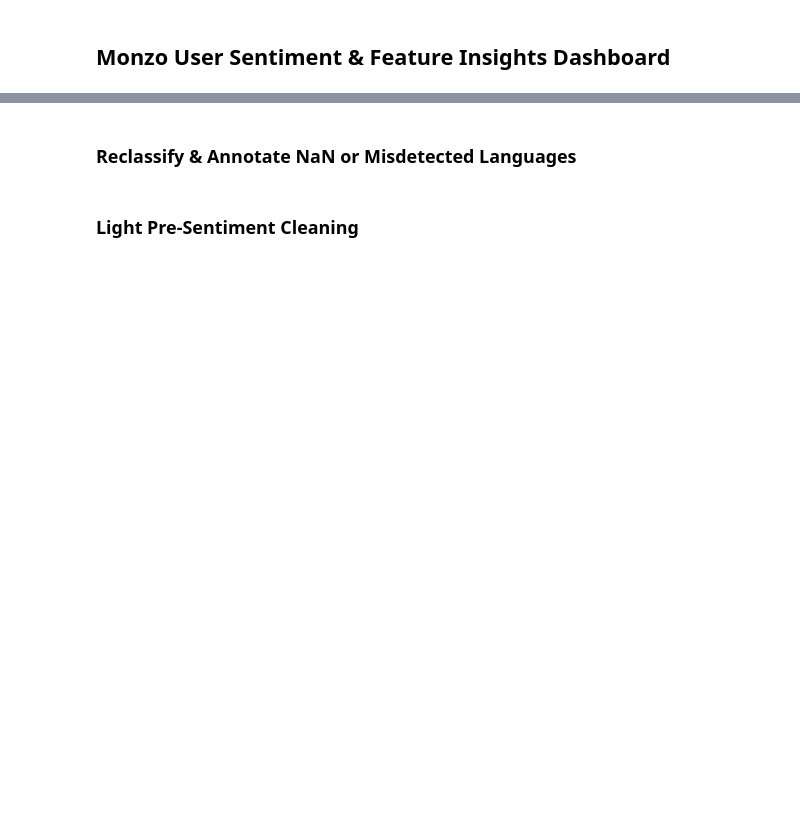
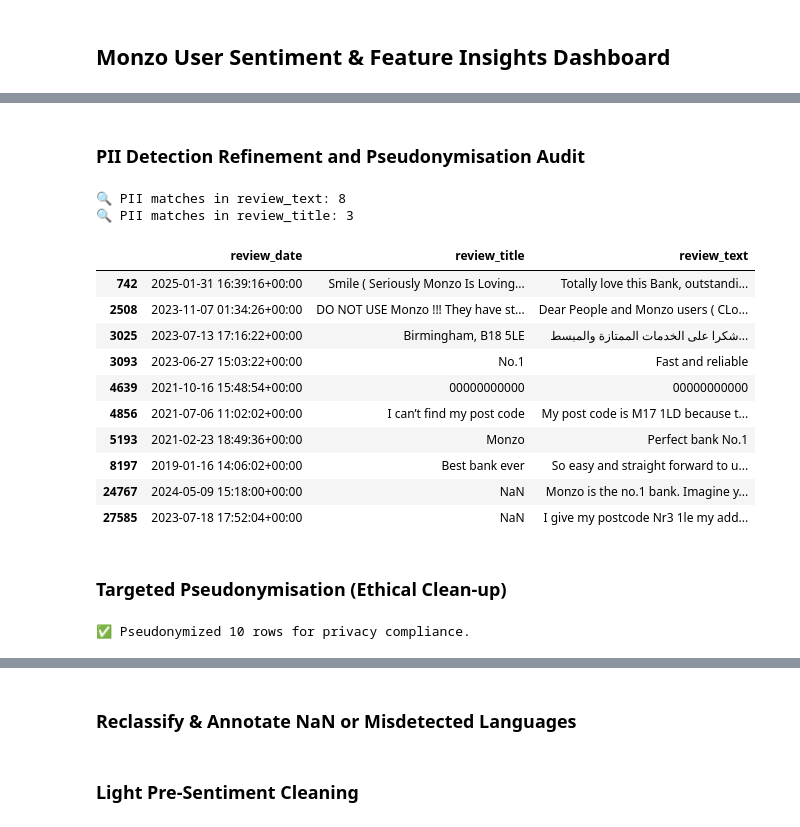
Before and after one commit to JamesAdeshina/monzo-user-sentiment-insights-dashboard, a Jupyter notebook: notebooks/01_data_exploration.ipynb, the cells around one changed output, grey strips where cells are left out. Drawn from its saved outputs; the diff is of its cells as text; code cells hidden in the pictures; blank space fills up the shorter version.

Commit message:
Update data_exploration.ipynb

```diff
--- a/notebooks/01_data_exploration.ipynb
+++ b/notebooks/01_data_exploration.ipynb
@@ -381,3 +531,76 @@ print(f"   Unique platforms: {monzo_reviews_master['platform'].unique().tolist()
+# %% [markdown]
+### PII Detection Refinement and Pseudonymisation Audit
+# %%
+# Much stricter patterns
+uk_postcode_pattern = r'\b[A-Z]{1,2}\d{1,2}[A-Z]?\s?\d[A-Z]{2}\b'    # UK postcode (e.g. B18 5LE)
+email_pattern = r'[A-Za-z0-9._%+-]+@[A-Za-z0-9.-]+\.[A-Za-z]{2,}'
+phone_pattern = r'\b(\+44\s?\d{9,10}|0\d{9,10})\b'
+address_pattern = r'\b(flat\s?\d+|apt\s?\d+|apartment\s?\d+|house\s?\d+|no\.\s?\d+|building\s?\d+)\b'
+
+# Combine everything
+combined_pii_pattern = re.compile(
+    f"({uk_postcode_pattern}|{email_pattern}|{phone_pattern}|{address_pattern})",
+    re.IGNORECASE
+)
+
+# Detect function (no replacement yet)
+def detect_pii(text):
+    if pd.isna(text):
+        return False
+    return bool(combined_pii_pattern.search(text))
+
+# Apply again
+monzo_reviews_master['contains_pii_text'] = monzo_reviews_master['review_text'].apply(detect_pii)
+monzo_reviews_master['contains_pii_title'] = monzo_reviews_master['review_title'].apply(detect_pii)
+
+# Count again
+print("🔍 PII matches in review_text:", monzo_reviews_master['contains_pii_text'].sum())
+print("🔍 PII matches in review_title:", monzo_reviews_master['contains_pii_title'].sum())
+
+# Inspect only the flagged subset
+flagged = monzo_reviews_master[monzo_reviews_master['contains_pii_text'] | monzo_reviews_master['contains_pii_title']]
+pd.set_option('display.max_colwidth', 200)
+display(flagged[['review_date', 'review_title', 'review_text']].head(50))
+# %% [output]
+🔍 PII matches in review_text: 8
+🔍 PII matches in review_title: 3
+|  | review_date | review_title | review_text |
+| 742 | 2025-01-31 16:39:16+00:00 | Smile ( Seriously Monzo Is Loving... | Totally love this Bank, outstandi... |
+| 2508 | 2023-11-07 01:34:26+00:00 | DO NOT USE Monzo !!! They have st... | Dear People and Monzo users ( CLo... |
+| 3025 | 2023-07-13 17:16:22+00:00 | Birmingham, B18 5LE | شكرا على الخدمات الممتازة والمبسط... |
+| 3093 | 2023-06-27 15:03:22+00:00 | No.1 | Fast and reliable |
+| 4639 | 2021-10-16 15:48:54+00:00 | 00000000000 | 00000000000 |
+| 4856 | 2021-07-06 11:02:02+00:00 | I can’t find my post code | My post code is M17 1LD because t... |
+| 5193 | 2021-02-23 18:49:36+00:00 | Monzo | Perfect bank No.1 |
+| 8197 | 2019-01-16 14:06:02+00:00 | Best bank ever | So easy and straight forward to u... |
+| 24767 | 2024-05-09 15:18:00+00:00 | NaN | Monzo is the no.1 bank. Imagine y... |
+| 27585 | 2023-07-18 17:52:04+00:00 | NaN | I give my postcode Nr3 1le my add... |
+# %% [markdown]
+### Targeted Pseudonymisation (Ethical Clean-up)
+# %%
+def pseudonymize_text(text):
+    """Replace real PII (postcode, phone, email, address) with placeholder."""
+    if pd.isna(text):
+        return text, 0
+    if combined_pii_pattern.search(text):
+        return "[PSEUDONYMIZED_SENSITIVE_ENTRY]", 1
+    return text, 0
+
+# Apply to both review_text and review_title
+monzo_reviews_master[['review_text', 'is_pseudonymized_text']] = monzo_reviews_master['review_text'].apply(
+    lambda x: pd.Series(pseudonymize_text(x))
+)
+monzo_reviews_master[['review_title', 'is_pseudonymized_title']] = monzo_reviews_master['review_title'].apply(
+    lambda x: pd.Series(pseudonymize_text(x))
+)
+
+# Save pseudonymized audit
+pseudonymized = monzo_reviews_master[(monzo_reviews_master['is_pseudonymized_text'] == 1) | (monzo_reviews_master['is_pseudonymized_title'] == 1)]
+pseudonymized.to_csv("../data/audit/Monzo_PII_Pseudonymized_Audit.csv", index=False, encoding="utf-8-sig")
+
+print(f"✅ Pseudonymized {len(pseudonymized)} rows for privacy compliance.")
+# %% [output]
+✅ Pseudonymized 10 rows for privacy compliance.
 # %%
 # ------------------------------------------------------------
 # 5.5 Export Cleaned & Harmonised Dataset
```
Also changed, not shown: parts of 16 cells of this notebook.
